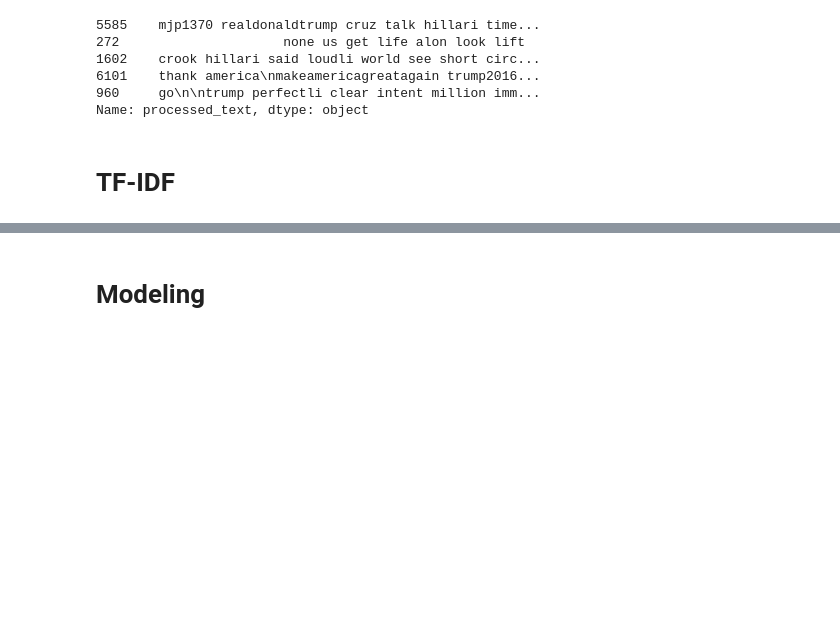
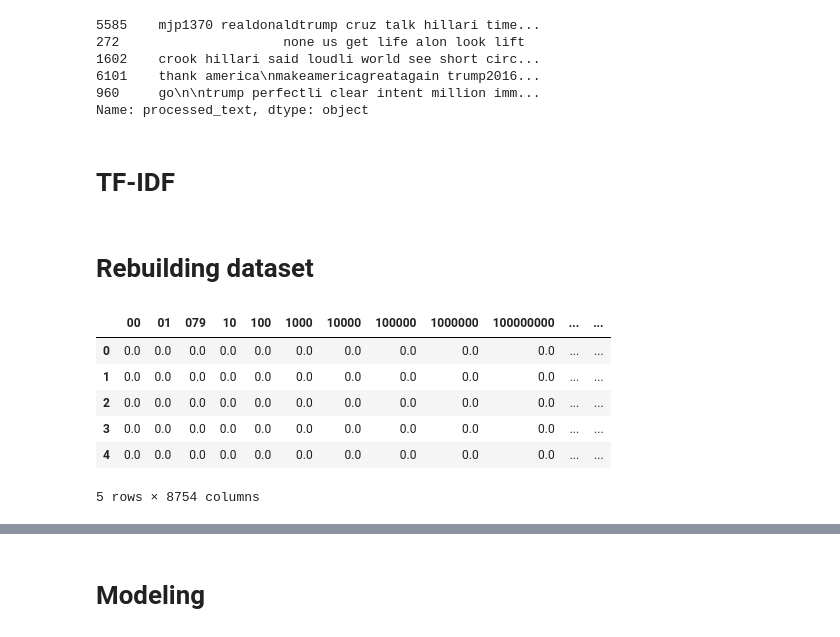
Before and after one commit to cgeppig/tweets, a Jupyter notebook: tweets_3.ipynb, the cells around one changed output, grey strips where cells are left out. Saved outputs shown, nothing was run; the diff lists cells and outputs as text; code cells hidden in the pictures; blank space fills up the shorter version.

```diff
--- a/tweets_3.ipynb
+++ b/tweets_3.ipynb
@@ -98,0 +163,2 @@ df_test = pd.DataFrame(tfidf.transform(x_test).todense(), columns=tfidf.get_feat
+# %% [markdown]
+# Rebuilding dataset
@@ -98,0 +179,10 @@ df_test = pd.DataFrame(tfidf.transform(x_test).todense(), columns=tfidf.get_feat
+# %%
+df_test.head()
+# %% [output]
+|  | 00 | 01 | 079 | 10 | 100 | 1000 | 10000 | 100000 | 1000000 | 100000000 | ... | ... |
+| 0 | 0.0 | 0.0 | 0.0 | 0.0 | 0.0 | 0.0 | 0.0 | 0.0 | 0.0 | 0.0 | ... | ... |
+| 1 | 0.0 | 0.0 | 0.0 | 0.0 | 0.0 | 0.0 | 0.0 | 0.0 | 0.0 | 0.0 | ... | ... |
+| 2 | 0.0 | 0.0 | 0.0 | 0.0 | 0.0 | 0.0 | 0.0 | 0.0 | 0.0 | 0.0 | ... | ... |
+| 3 | 0.0 | 0.0 | 0.0 | 0.0 | 0.0 | 0.0 | 0.0 | 0.0 | 0.0 | 0.0 | ... | ... |
+| 4 | 0.0 | 0.0 | 0.0 | 0.0 | 0.0 | 0.0 | 0.0 | 0.0 | 0.0 | 0.0 | ... | ... |
+5 rows × 8754 columns
```
Also changed, not shown: parts of 25 cells of this notebook, 1 other file.
